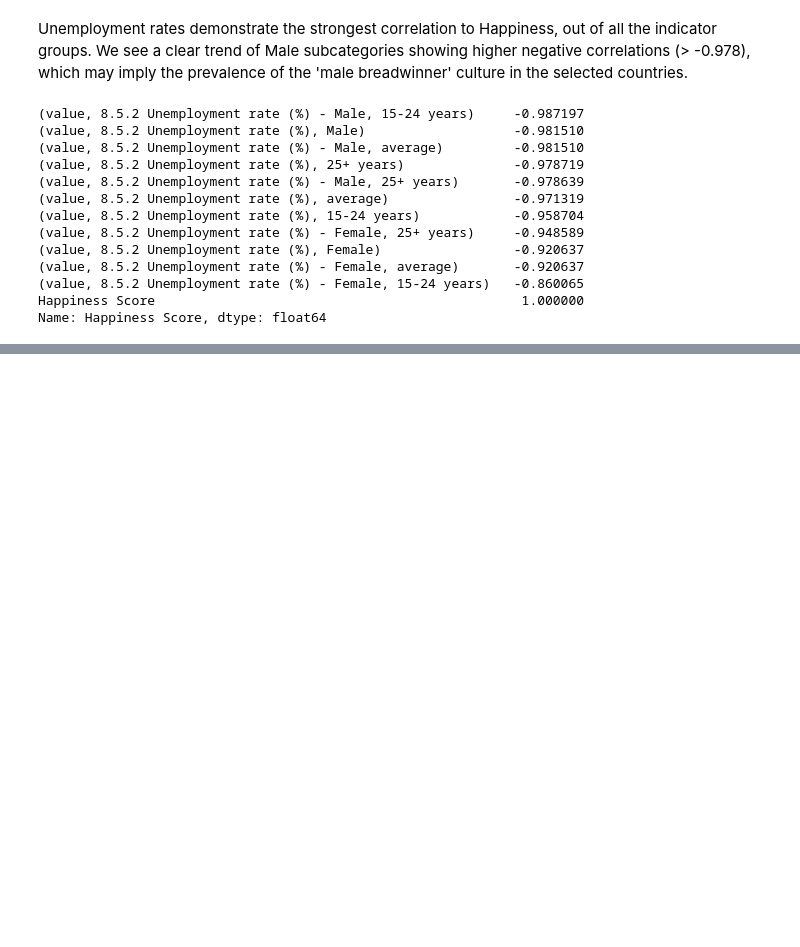
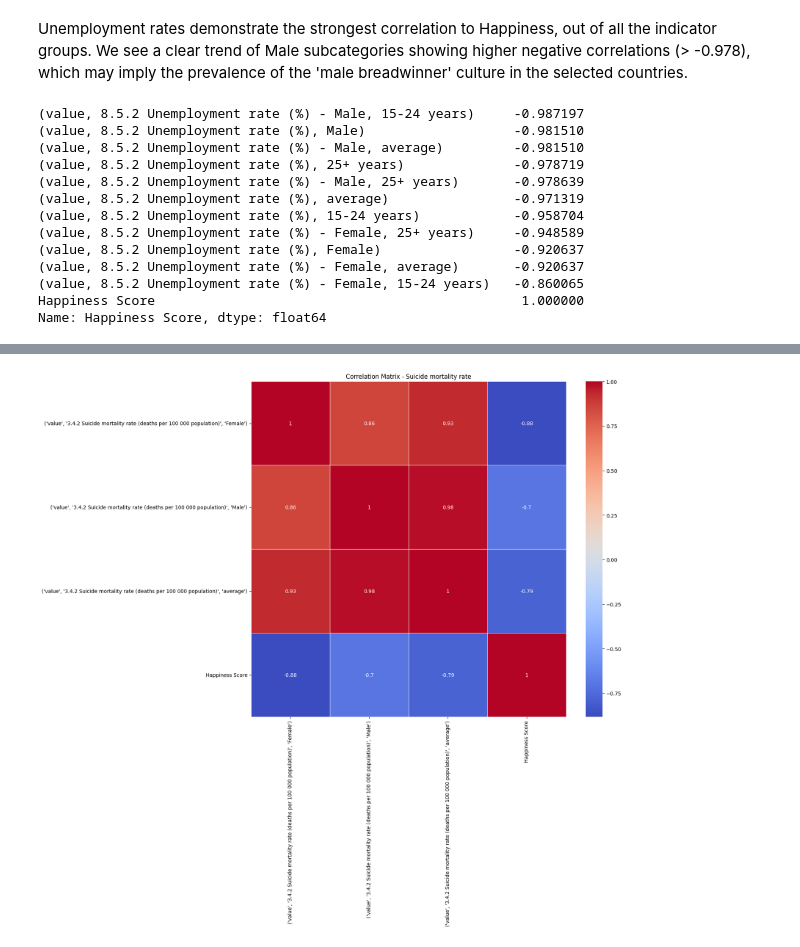
Before and after one commit to lboekestein/DWproject, a Jupyter notebook: src/dataexploring.ipynb, the cells around one changed output, grey strips where cells are left out. Drawn from its saved outputs; the diff is of its cells as text; code cells hidden in the pictures; blank space fills up the shorter version.

```diff
--- a/src/dataexploring.ipynb
+++ b/src/dataexploring.ipynb
@@ -471,0 +493,4 @@ Name: Happiness Score, dtype: float64
+# %%
+make_corr_matrix('3.4.2', 'Suicide mortality rate', save_image=True)
+# %% [output]
+[figure, added]
```
Also changed, not shown: parts of 42 cells of this notebook, 1 other file.
